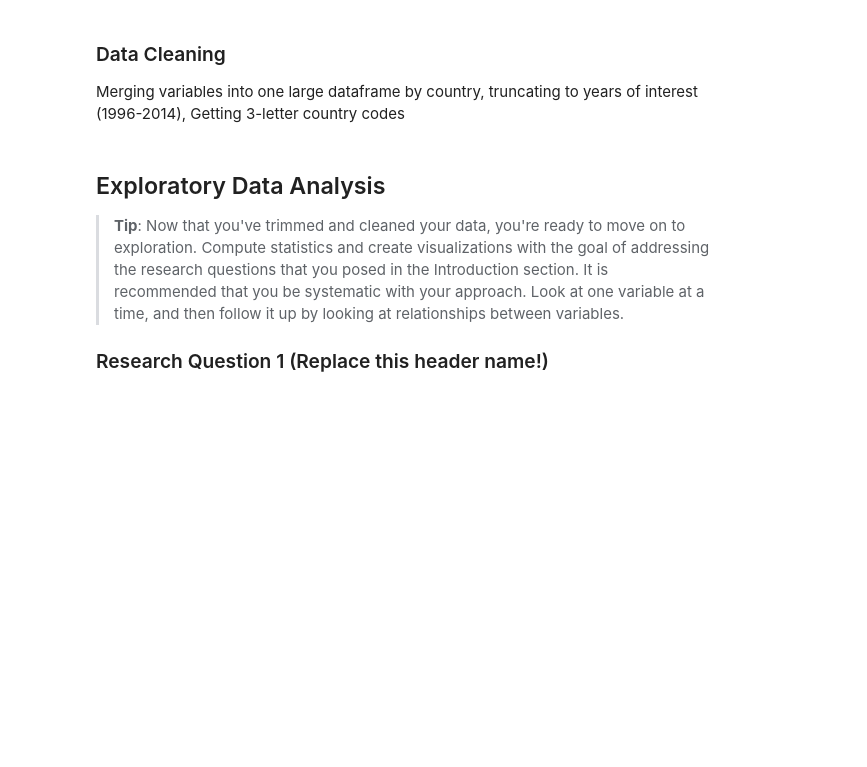
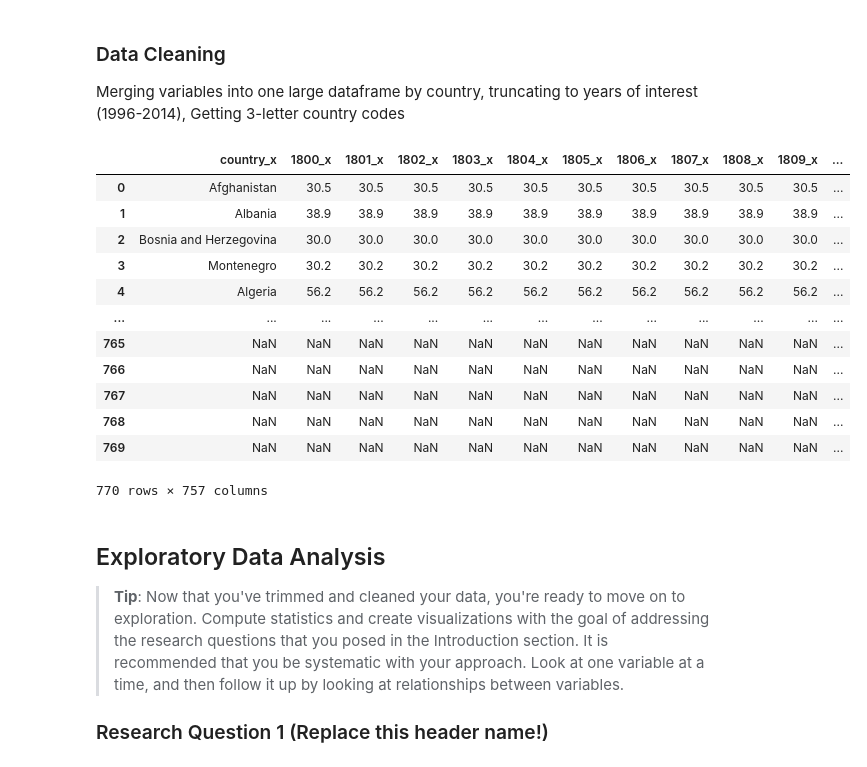
Before and after one commit to DonnaVakalis/Livability, a Jupyter notebook: Gapminder1.ipynb, the cells around one changed output. Cells and saved outputs as stored; diff of their text form; code cells hidden in the pictures; blank space fills up the shorter version.

```diff
--- a/Gapminder1.ipynb
+++ b/Gapminder1.ipynb
@@ -112,3 +120,24 @@ Merging variables into one large dataframe by country, truncating to years of in
+# %%
+# Truncate and Merge dataframes by country
+data_frames = [df_gini, df_incm, df_crbn, df_phon]
+df_merged = reduce(lambda  left,right: pd.merge(left,right,on=['country'],
+                                            how='outer'), data_frames)
+# %%
+df_merged
+# %% [output]
+|  | country_x | 1800_x | 1801_x | 1802_x | 1803_x | 1804_x | 1805_x | 1806_x | 1807_x | 1808_x | 1809_x | ... |
+| 0 | Afghanistan | 30.5 | 30.5 | 30.5 | 30.5 | 30.5 | 30.5 | 30.5 | 30.5 | 30.5 | 30.5 | ... |
+| 1 | Albania | 38.9 | 38.9 | 38.9 | 38.9 | 38.9 | 38.9 | 38.9 | 38.9 | 38.9 | 38.9 | ... |
+| 2 | Bosnia and Herzegovina | 30.0 | 30.0 | 30.0 | 30.0 | 30.0 | 30.0 | 30.0 | 30.0 | 30.0 | 30.0 | ... |
+| 3 | Montenegro | 30.2 | 30.2 | 30.2 | 30.2 | 30.2 | 30.2 | 30.2 | 30.2 | 30.2 | 30.2 | ... |
+| 4 | Algeria | 56.2 | 56.2 | 56.2 | 56.2 | 56.2 | 56.2 | 56.2 | 56.2 | 56.2 | 56.2 | ... |
+| ... | ... | ... | ... | ... | ... | ... | ... | ... | ... | ... | ... | ... |
+| 765 | NaN | NaN | NaN | NaN | NaN | NaN | NaN | NaN | NaN | NaN | NaN | ... |
+| 766 | NaN | NaN | NaN | NaN | NaN | NaN | NaN | NaN | NaN | NaN | NaN | ... |
+| 767 | NaN | NaN | NaN | NaN | NaN | NaN | NaN | NaN | NaN | NaN | NaN | ... |
+| 768 | NaN | NaN | NaN | NaN | NaN | NaN | NaN | NaN | NaN | NaN | NaN | ... |
+| 769 | NaN | NaN | NaN | NaN | NaN | NaN | NaN | NaN | NaN | NaN | NaN | ... |
+770 rows × 757 columns
 # %%
 # Get 3-letter country codes
 
```
Also changed, not shown: parts of 3 cells of this notebook.
